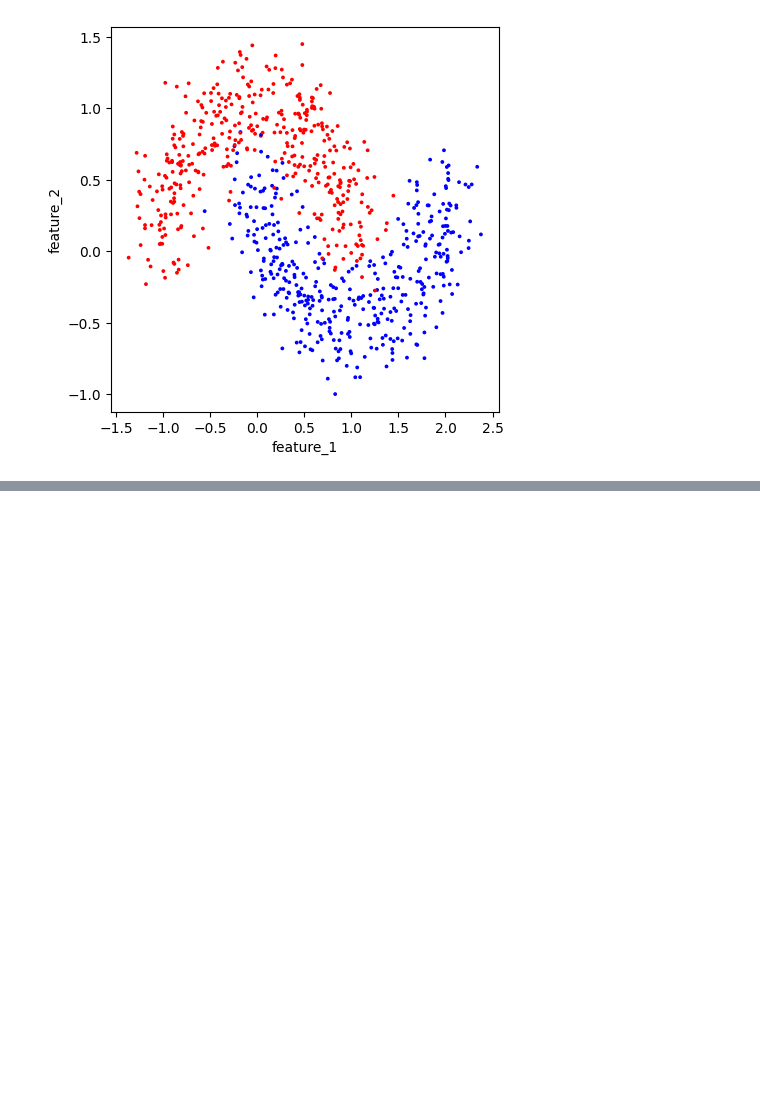
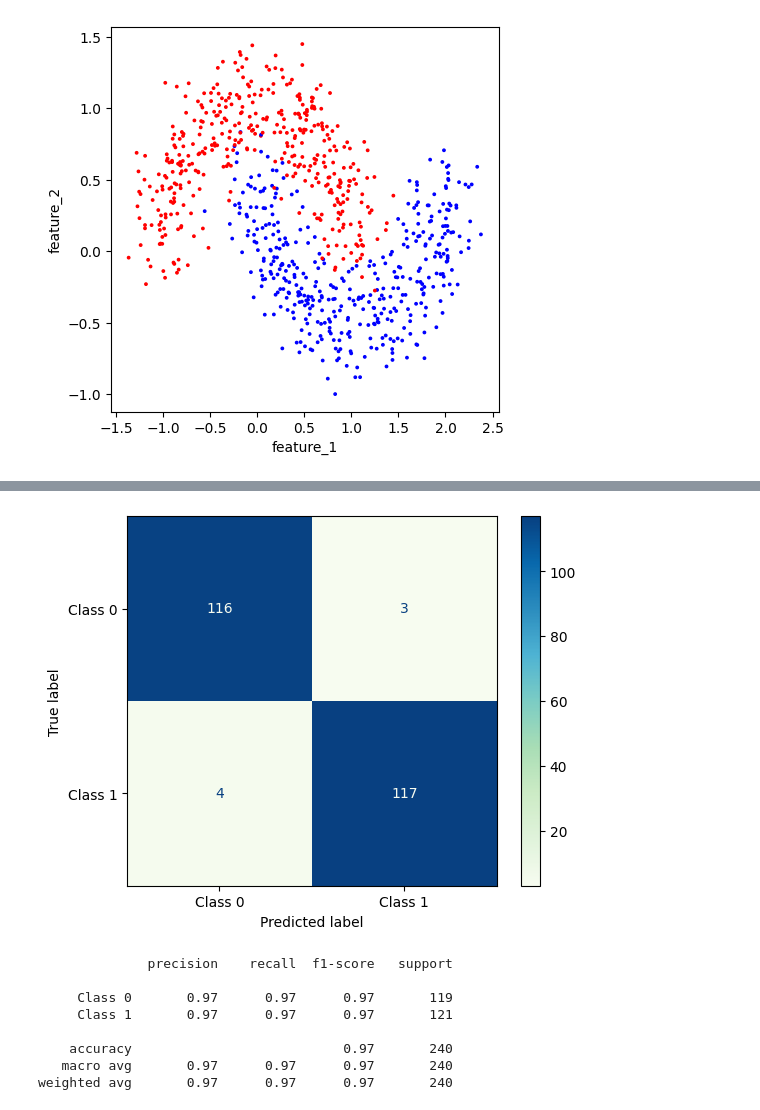
Before and after one commit to foxel03/Notes-2-01, a Jupyter notebook: 00_Assignments/ps03.ipynb, the cells around one changed output, grey strips where cells are left out. Drawn from its saved outputs; the diff is of its cells as text; code cells hidden in the pictures; blank space fills up the shorter version.

```diff
--- a/00_Assignments/ps03.ipynb
+++ b/00_Assignments/ps03.ipynb
@@ -216,0 +298,16 @@ plt.show()
+# %%
+ConfusionMatrixDisplay.from_predictions(y_test, y_pred_loglasso, display_labels = ['Class 0', 'Class 1'], cmap = 'GnBu')
+plt.show()
+
+cr = classification_report(y_test, y_pred_loglasso, target_names = ['Class 0', 'Class 1'])
+print(cr)
+# %% [output]
+[figure, added]
+              precision    recall  f1-score   support
+
+     Class 0       0.97      0.97      0.97       119
+     Class 1       0.97      0.97      0.97       121
+
+    accuracy                           0.97       240
+   macro avg       0.97      0.97      0.97       240
+weighted avg       0.97      0.97      0.97       240
```
Also changed, not shown: parts of 21 cells of this notebook.
